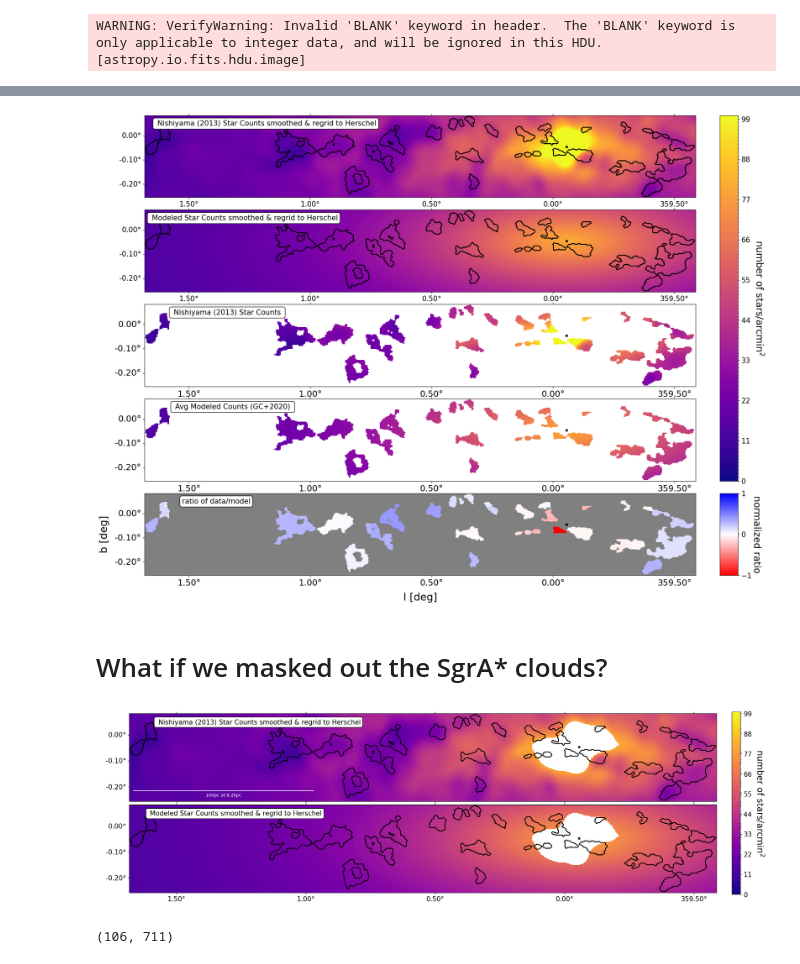
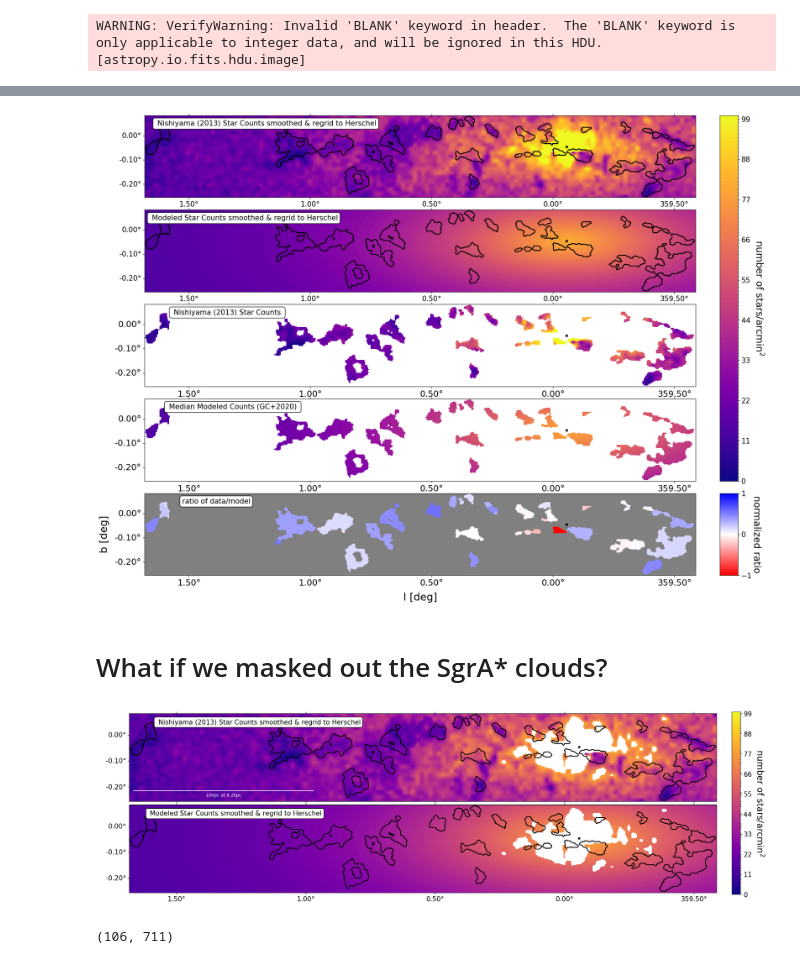
Before and after one commit to danilipman/cmz_synth, a Jupyter notebook: Nishiyama2013/star_count_NF_method.ipynb, the cells around one changed output, grey strips where cells are left out. Cells and saved outputs as stored; diff of their text form; code cells hidden in the pictures.

```diff
--- a/Nishiyama2013/star_count_NF_method.ipynb
+++ b/Nishiyama2013/star_count_NF_method.ipynb
@@ -528,7 +530,7 @@ ext_max = skycoord_to_pixel(SkyCoord(-0.6, 0.08, unit="deg", frame='galactic'),
 
 
 
-IM0 = axes0.imshow(star_count_smooth_regrid,norm=norm,cmap=cmap,origin='lower')
+IM0 = axes0.imshow(star_count_regrid,norm=norm,cmap=cmap,origin='lower')
 axes0.contour(full_cloud_cat_mask.data, levels=np.logspace(-4.7, -3., 10), colors='black', alpha=0.5)
 
 
@@ -615,7 +617,7 @@ lat.set_axislabel_position('l')
 #axes3.set_xlim(ext_min[0],ext_max[0])
 #axes3.set_ylim(ext_min[1],ext_max[1])
 axes3.tick_params(labelsize=18)
-axes3.text(0.16, 0.90, r' Avg Modeled Counts (GC+2020) ', ha='center', va='center', transform=axes3.transAxes,
+axes3.text(0.16, 0.90, r' Median Modeled Counts (GC+2020) ', ha='center', va='center', transform=axes3.transAxes,
            bbox=dict(boxstyle = 'round', facecolor='white', edgecolor='k', alpha=1), fontsize=15)
 
 #plot SgrA*
@@ -673,7 +675,7 @@ cb4.ax.tick_params(labelsize=15)
 
 plt.savefig('../paper_items/Figs/5_panel_StarCountMethod.pdf', bbox_inches='tight')
 # %% [output]
-[figure, old version]
+[figure, new version]
 # %% [markdown]
 # What if we masked out the SgrA* clouds?
 # %%
@@ -764,8 +766,8 @@ ext_max = skycoord_to_pixel(SkyCoord(-0.6, 0.08, unit="deg", frame='galactic'),
 
 
 
-badfit_mask = np.where(star_count_smooth_regrid > 1*np.max(model_counts_regrid.data))
-star_count_smooth_regrid_maskedcent = np.copy(star_count_smooth_regrid)
+badfit_mask = np.where(star_count_regrid > 1*np.max(model_counts_regrid.data))
+star_count_smooth_regrid_maskedcent = np.copy(star_count_regrid)
 model_counts_regrid_maskedcent = np.copy(model_counts_regrid.data)
 
 star_count_smooth_regrid_maskedcent[badfit_mask] = np.nan
@@ -820,34 +822,34 @@ axes1.set_ylabel(' ')
 lat.set_ticks_position('l')
 lat.set_ticklabel_position('l')
 lat.set_axislabel_position('l')
 axes1.tick_params(labelsize=15)
 #axes1.set_xlim(ext_min[0],ext_max[0])
 #axes1.set_ylim(ext_min[1],ext_max[1])
 axes1.text(0.18, 0.90, r' Modeled Star Counts smoothed & regrid to Herschel', ha='center', va='center', transform=axes1.transAxes,
            bbox=dict(boxstyle = 'round', facecolor='white', edgecolor='k', alpha=1), fontsize=15)
 
 
 #plot SgrA*
 axes0.scatter(-0.056, -0.046, marker = "*", s=35, color='k', transform=axes0.get_transform('world'))
 axes1.scatter(-0.056, -0.046, marker = "*", s=35, color='k', transform=axes1.get_transform('world'))
 
 
 cb = fig.colorbar(
     mpl.cm.ScalarMappable(cmap=cmap, norm=norm),
     cax=count_colorbar_ax,
     spacing='proportional',
     orientation='vertical',
 
 )
 cb.ax.tick_params(labelsize=15)  # set your label size here
 cb.set_label(r'number of stars/arcmin$^{2}$', labelpad=30, y=0.5,fontsize=20,rotation=-90)
 
 
 
 cmap_normed    = 'bwr_r'
 divnorm_normed =mc.TwoSlopeNorm(vmin=-1, vcenter=0, vmax=1)
 # %% [output]
-[figure, old version]
+[figure, new version]
 # %%
 np.shape(mask_regrid)
 #np.shape(badfit_mask)
```
Also changed, not shown: parts of 12 cells of this notebook, 11 other files.
